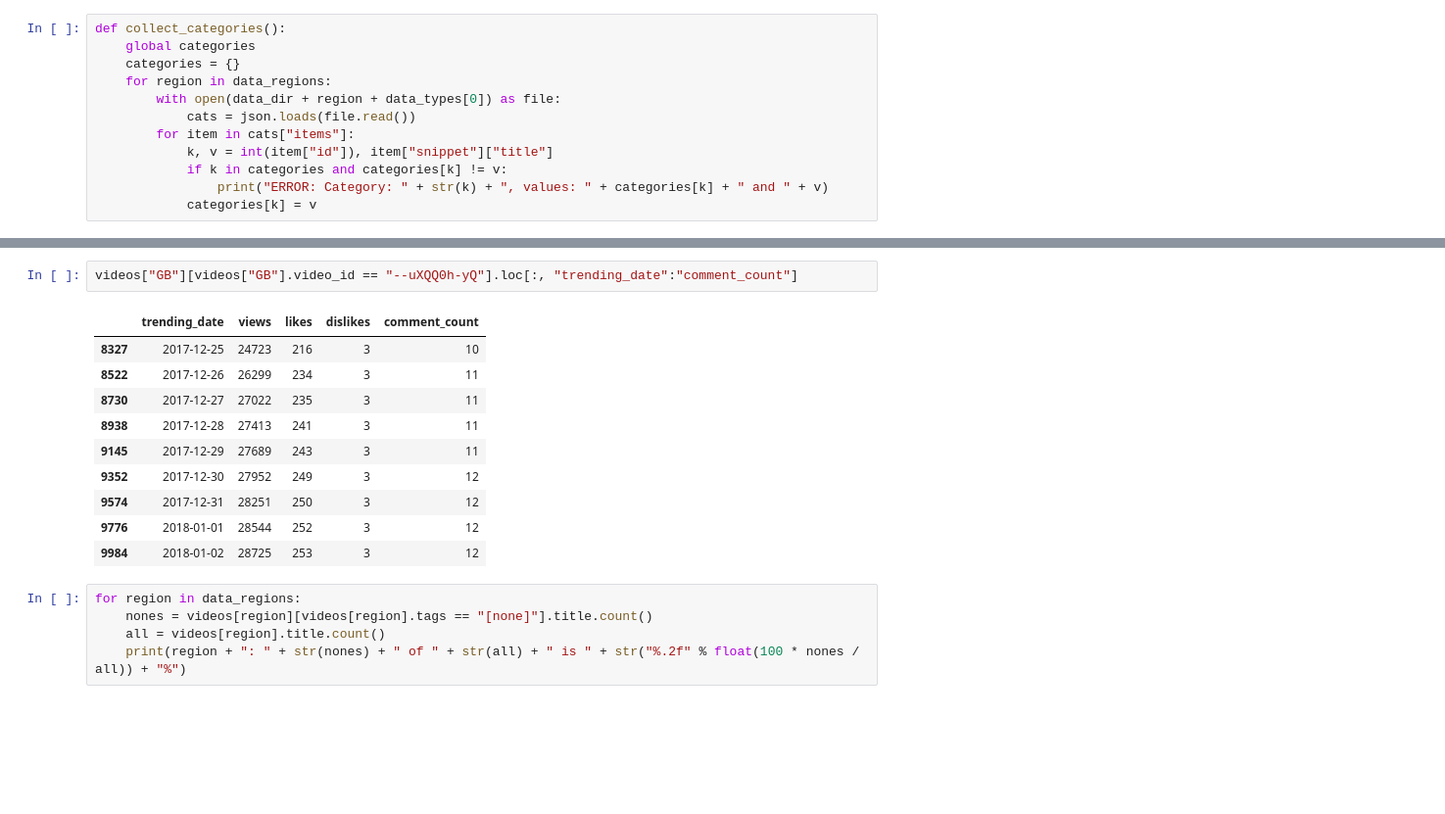
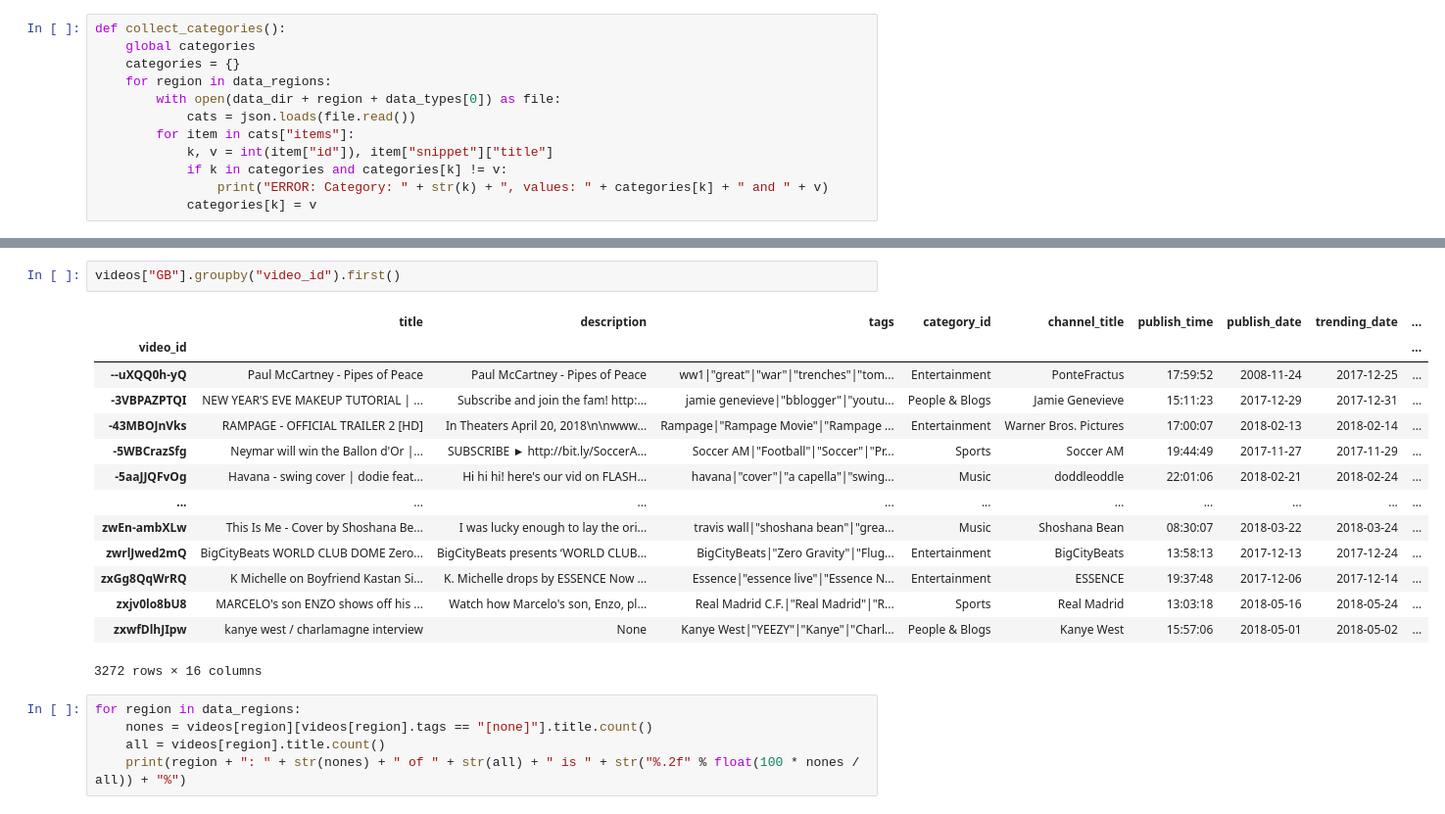
Before and after one commit to YSDA-NN-ML/ML-lab-0, a Jupyter notebook: igor.ipynb, the cells around one changed output, grey strips where cells are left out. Shown at 98% size. Cells and saved outputs as stored; diff of their text form; blank space fills up the shorter version.

```diff
--- a/igor.ipynb
+++ b/igor.ipynb
@@ -97,16 +109,20 @@ dtype: object
 # %%
-videos["GB"][videos["GB"].video_id == "--uXQQ0h-yQ"].loc[:, "trending_date":"comment_count"]
+videos["GB"].groupby("video_id").first()
 # %% [output]
-|  | trending_date | views | likes | dislikes | comment_count |
-| 8327 | 2017-12-25 | 24723 | 216 | 3 | 10 |
-| 8522 | 2017-12-26 | 26299 | 234 | 3 | 11 |
-| 8730 | 2017-12-27 | 27022 | 235 | 3 | 11 |
-| 8938 | 2017-12-28 | 27413 | 241 | 3 | 11 |
-| 9145 | 2017-12-29 | 27689 | 243 | 3 | 11 |
-| 9352 | 2017-12-30 | 27952 | 249 | 3 | 12 |
-| 9574 | 2017-12-31 | 28251 | 250 | 3 | 12 |
-| 9776 | 2018-01-01 | 28544 | 252 | 3 | 12 |
-| 9984 | 2018-01-02 | 28725 | 253 | 3 | 12 |
+|  | title | description | tags | category_id | channel_title | publish_time | publish_date | trending_date | ... |
+| video_id |  |  |  |  |  |  |  |  | ... |
+| --uXQQ0h-yQ | Paul McCartney - Pipes of Peace | Paul McCartney - Pipes of Peace | ww1|"great"|"war"|"trenches"|"tom... | Entertainment | PonteFractus | 17:59:52 | 2008-11-24 | 2017-12-25 | ... |
+| -3VBPAZPTQI | NEW YEAR'S EVE MAKEUP TUTORIAL | ... | Subscribe and join the fam! http:... | jamie genevieve|"bblogger"|"youtu... | People & Blogs | Jamie Genevieve | 15:11:23 | 2017-12-29 | 2017-12-31 | ... |
+| -43MBOJnVks | RAMPAGE - OFFICIAL TRAILER 2 [HD] | In Theaters April 20, 2018\n\nwww... | Rampage|"Rampage Movie"|"Rampage ... | Entertainment | Warner Bros. Pictures | 17:00:07 | 2018-02-13 | 2018-02-14 | ... |
+| -5WBCrazSfg | Neymar will win the Ballon d'Or |... | SUBSCRIBE ► http://bit.ly/SoccerA... | Soccer AM|"Football"|"Soccer"|"Pr... | Sports | Soccer AM | 19:44:49 | 2017-11-27 | 2017-11-29 | ... |
+| -5aaJJQFvOg | Havana - swing cover | dodie feat... | Hi hi hi! here's our vid on FLASH... | havana|"cover"|"a capella"|"swing... | Music | doddleoddle | 22:01:06 | 2018-02-21 | 2018-02-24 | ... |
+| ... | ... | ... | ... | ... | ... | ... | ... | ... | ... |
+| zwEn-ambXLw | This Is Me - Cover by Shoshana Be... | I was lucky enough to lay the ori... | travis wall|"shoshana bean"|"grea... | Music | Shoshana Bean | 08:30:07 | 2018-03-22 | 2018-03-24 | ... |
+| zwrlJwed2mQ | BigCityBeats WORLD CLUB DOME Zero... | BigCityBeats presents ‘WORLD CLUB... | BigCityBeats|"Zero Gravity"|"Flug... | Entertainment | BigCityBeats | 13:58:13 | 2017-12-13 | 2017-12-24 | ... |
+| zxGg8QqWrRQ | K Michelle on Boyfriend Kastan Si... | K. Michelle drops by ESSENCE Now ... | Essence|"essence live"|"Essence N... | Entertainment | ESSENCE | 19:37:48 | 2017-12-06 | 2017-12-14 | ... |
+| zxjv0lo8bU8 | MARCELO's son ENZO shows off his ... | Watch how Marcelo's son, Enzo, pl... | Real Madrid C.F.|"Real Madrid"|"R... | Sports | Real Madrid | 13:03:18 | 2018-05-16 | 2018-05-24 | ... |
+| zxwfDlhJIpw | kanye west / charlamagne interview | None | Kanye West|"YEEZY"|"Kanye"|"Charl... | People & Blogs | Kanye West | 15:57:06 | 2018-05-01 | 2018-05-02 | ... |
+3272 rows × 16 columns
 # %%
 for region in data_regions:
     nones = videos[region][videos[region].tags == "[none]"].title.count()
```
Also changed, not shown: parts of 4 cells of this notebook.
